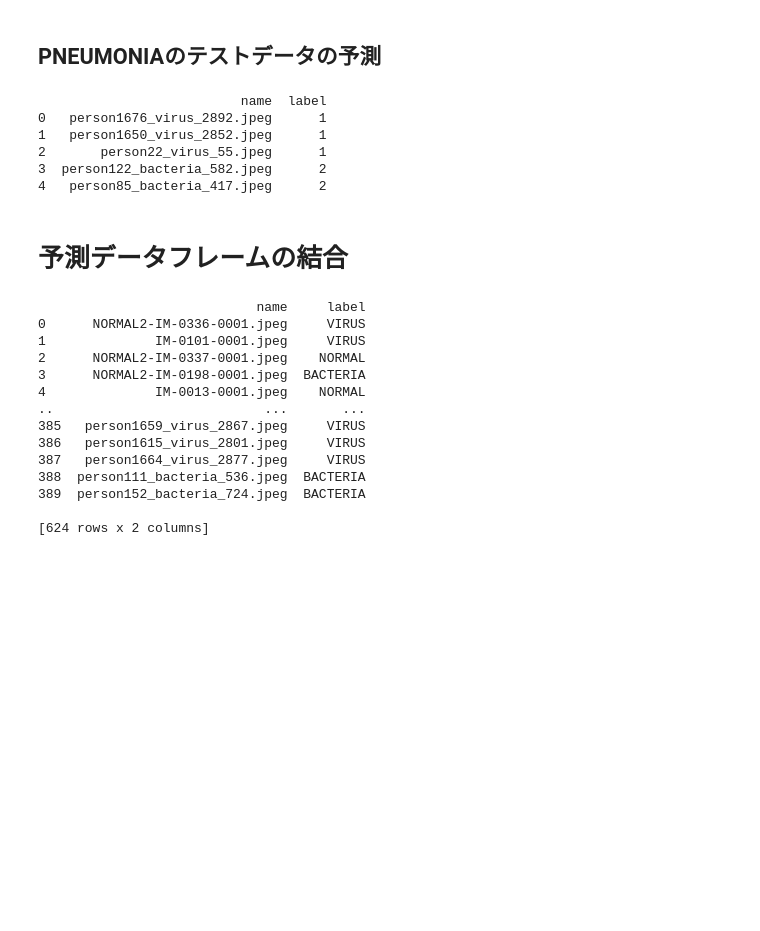
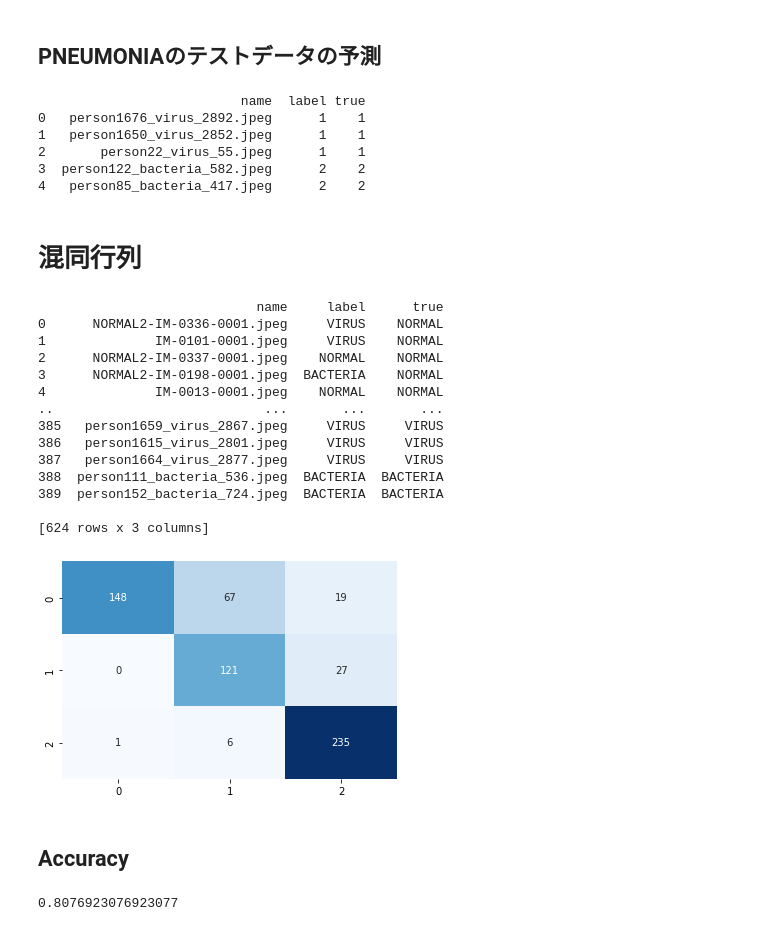
Before and after one commit to insilicomab/kaggle_chest_Xray_3cat, a Jupyter notebook: chest-xray-3cat-inference-mobilenetv3l-baseline.ipynb, the cells around one changed output. Saved outputs shown, nothing was run; the diff lists cells and outputs as text; code cells hidden in the pictures; blank space fills up the shorter version.

```diff
--- a/chest-xray-3cat-inference-mobilenetv3l-baseline.ipynb
+++ b/chest-xray-3cat-inference-mobilenetv3l-baseline.ipynb
@@ -172,6 +175,7 @@ for path in normal:
 # ファイル名とラベルのデータフレームを作成
 test_normal_df = pd.DataFrame({'name': test_file_list})
 test_normal_df['label'] = None
+test_normal_df['true'] = 0 # 正解ラベルの付与
 
 print(test_normal_df)
 print(len(test_normal_df))
@@ -270,6 +274,7 @@ for path in pneumonia:
 # ファイル名とラベルのデータフレームを作成
 test_pneumonia_df = pd.DataFrame({'name':test_file_list})
 test_pneumonia_df['label'] = None
+test_pneumonia_df['true'] = None
 
 print(test_pneumonia_df)
 print(len(test_pneumonia_df))
@@ -291 +296,14 @@ print(len(test_pneumonia_df))
 390
+# %%
+# 正解ラベルの付与
+for i in range(len(test_pneumonia_df)):
+    #print(test_pneumonia_df.iloc[i, 0])
+    if 'virus' in test_pneumonia_df.iloc[i, 0]:
+        test_pneumonia_df.iloc[i, 2] = 1
+
+    else:
+        test_pneumonia_df.iloc[i, 2] = 2
+
+# データフレームの確認
+print(test_pneumonia_df)
+print(test_pneumonia_df['label'].value_counts())
@@ -336,11 +370,11 @@ for images, _ in test_pneumonia_dataloader:
 test_pneumonia_df['label'] = pneumonia_preds
 print(test_pneumonia_df.head())
 # %% [output]
-                          name  label
-0   person1676_virus_2892.jpeg      1
-1   person1650_virus_2852.jpeg      1
-2       person22_virus_55.jpeg      1
-3  person122_bacteria_582.jpeg      2
-4   person85_bacteria_417.jpeg      2
+                          name  label true
+0   person1676_virus_2892.jpeg      1    1
+1   person1650_virus_2852.jpeg      1    1
+2       person22_virus_55.jpeg      1    1
+3  person122_bacteria_582.jpeg      2    2
+4   person85_bacteria_417.jpeg      2    2
 # %% [markdown]
-# 予測データフレームの結合
+# 混同行列
@@ -347,21 +384,43 @@ print(test_pneumonia_df.head())
 # %%
-df = pd.concat([test_normal_df, test_pneumonia_df])
+# ラベルの変更
 df['label'] = df['label'].map({0: 'NORMAL',
                                1: 'VIRUS',
                                2: 'BACTERIA'})
+df['true'] = df['true'].map({0: 'NORMAL',
+                             1: 'VIRUS',
+                             2: 'BACTERIA'})
 print(df)
 # %% [output]
-                            name     label
-0      NORMAL2-IM-0336-0001.jpeg     VIRUS
-1              IM-0101-0001.jpeg     VIRUS
-2      NORMAL2-IM-0337-0001.jpeg    NORMAL
-3      NORMAL2-IM-0198-0001.jpeg  BACTERIA
-4              IM-0013-0001.jpeg    NORMAL
-..                           ...       ...
-385   person1659_virus_2867.jpeg     VIRUS
-386   person1615_virus_2801.jpeg     VIRUS
-387   person1664_virus_2877.jpeg     VIRUS
-388  person111_bacteria_536.jpeg  BACTERIA
-389  person152_bacteria_724.jpeg  BACTERIA
+                            name     label      true
+0      NORMAL2-IM-0336-0001.jpeg     VIRUS    NORMAL
+1              IM-0101-0001.jpeg     VIRUS    NORMAL
+2      NORMAL2-IM-0337-0001.jpeg    NORMAL    NORMAL
+3      NORMAL2-IM-0198-0001.jpeg  BACTERIA    NORMAL
+4              IM-0013-0001.jpeg    NORMAL    NORMAL
+..                           ...       ...       ...
+385   person1659_virus_2867.jpeg     VIRUS     VIRUS
+386   person1615_virus_2801.jpeg     VIRUS     VIRUS
+387   person1664_virus_2877.jpeg     VIRUS     VIRUS
+388  person111_bacteria_536.jpeg  BACTERIA  BACTERIA
+389  person152_bacteria_724.jpeg  BACTERIA  BACTERIA
 
-[624 rows x 2 columns]
+[624 rows x 3 columns]
+# %%
+# 混同行列の作成と可視化
+cm = confusion_matrix(df['true'], df['label'], labels=["NORMAL", "VIRUS", "BACTERIA"])
+
+sns.heatmap(cm,
+            annot=True, # 数字を表示
+            fmt='d', # 整数表示
+            cmap='Blues',
+            cbar=False # カラーバーを非表示
+)
+plt.show()
+# %% [output]
+[figure, added]
+# %% [markdown]
+## Accuracy
+# %%
+print(accuracy_score(df['true'], df['label']))
+# %% [output]
+0.8076923076923077
```
Also changed, not shown: parts of 7 cells of this notebook.
